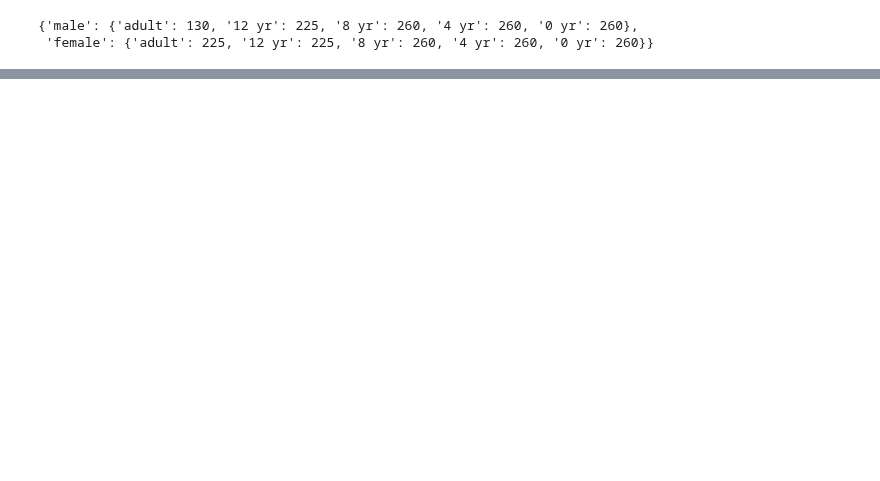
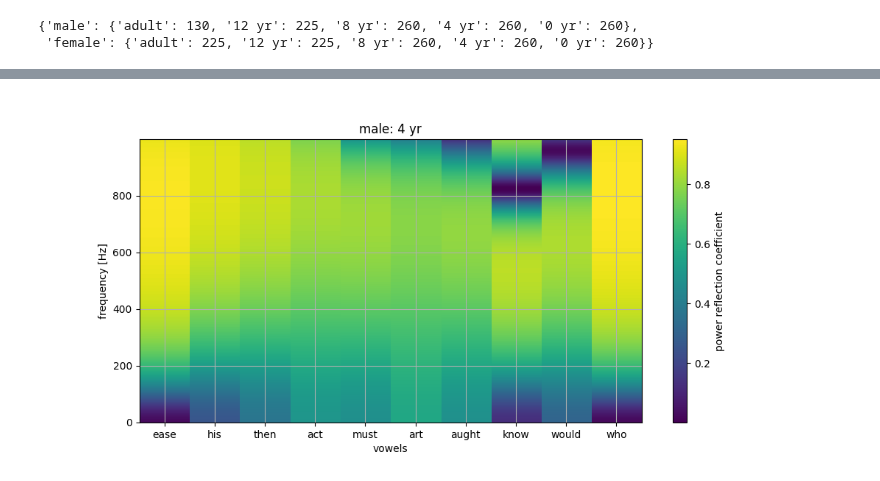
Before and after one commit to MammalianVoiceProduction/SOVTE, a Jupyter notebook: SOVTEs.ipynb, the cells around one changed output, grey strips where cells are left out. Cells and saved outputs as stored; diff of their text form; code cells hidden in the pictures; blank space fills up the shorter version.

```diff
--- a/SOVTEs.ipynb
+++ b/SOVTEs.ipynb
@@ -645,0 +706,24 @@ f0kids
+# %%
+figIm2, axIm = plt.subplots(figsize = (11, 5), clear = True)
+figIm2.canvas.header_visible = False
+# %%
+vowelRpower = axIm.imshow(np.array([acoustics[sex][age][v]['Rpower'] for v in acoustics[sex][age].keys()]).T, aspect = 'auto', origin = 'lower', interpolation = 'nearest')
+
+axIm.grid(which = 'both')
+
+axIm.set_xlabel('vowels')
+
+vowellabels = [v for v in acoustics[sex][age].keys()]
+axIm.set_xticks(range(len(vowellabels)), labels = vowellabels)
+
+axIm.set_ylabel('frequency [Hz]')
+
+plt.colorbar(mappable = vowelRpower, ax = axIm, location = 'right', label = 'power reflection coefficient')
+
+axIm.set_title(f"{sex}: {age}")
+
+figIm.canvas.draw()
+
+display(figIm.canvas)
+# %% [output]
+[figure, added]
```
Also changed, not shown: parts of 11 cells of this notebook.
